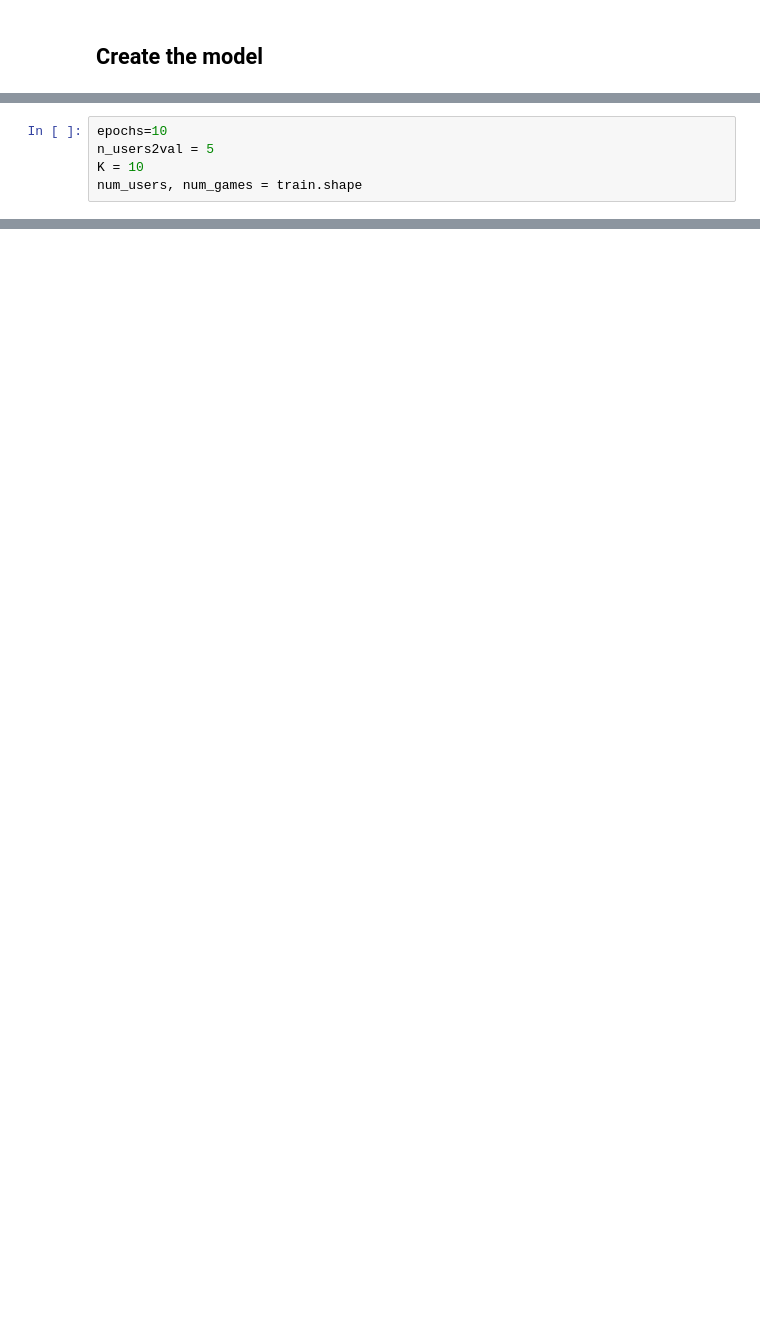
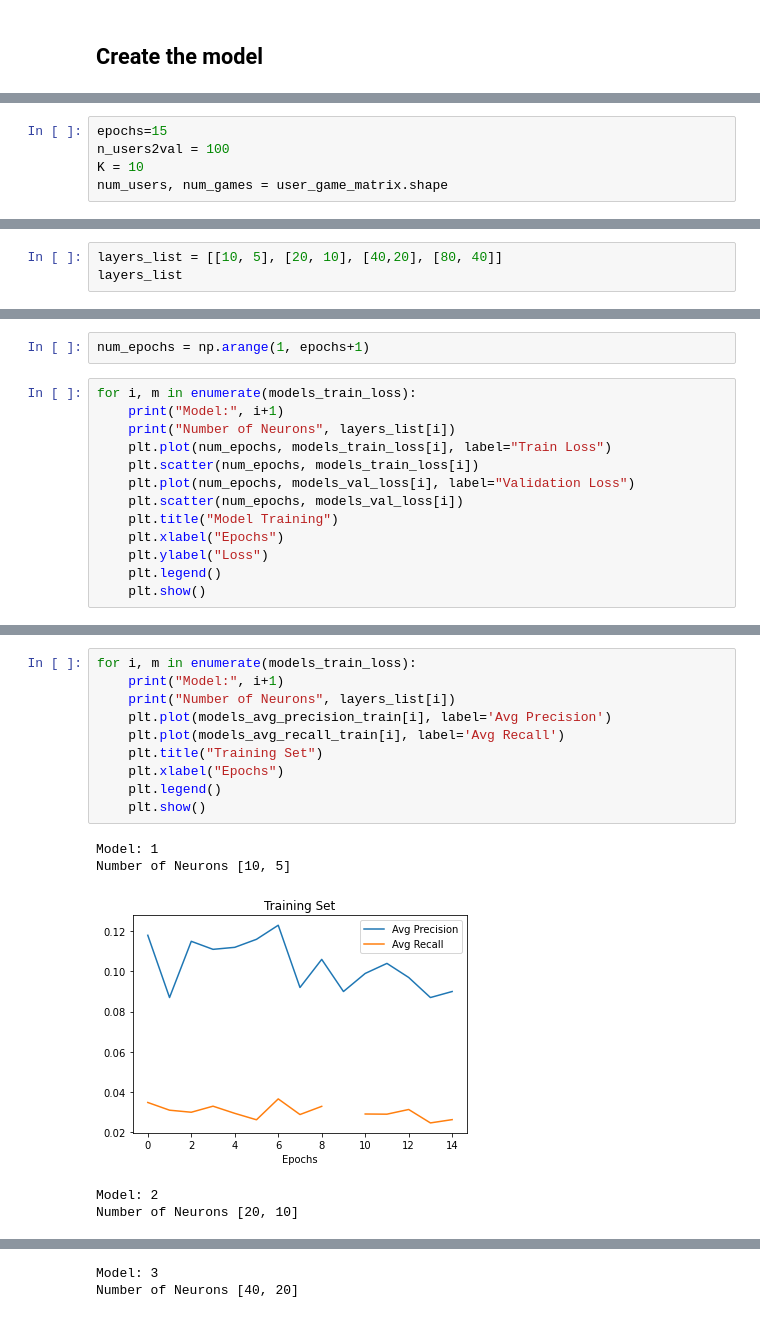
Before and after one commit to Rick0701/Videogames_Reccommendation, a Jupyter notebook: 11.Collaborative_Filtering_Deep_Learning.ipynb, the cells around one changed output, grey strips where cells are left out. Saved outputs shown, nothing was run; the diff lists cells and outputs as text; blank space fills up the shorter version.

```diff
--- a/11.Collaborative_Filtering_Deep_Learning.ipynb
+++ b/11.Collaborative_Filtering_Deep_Learning.ipynb
@@ -140,5 +135,5 @@ model.compile(
 # %%
-epochs=10
-n_users2val = 5
+epochs=15
+n_users2val = 100
 K = 10
-num_users, num_games = train.shape
+num_users, num_games = user_game_matrix.shape
@@ -192,0 +187,3 @@ avg_recal_train = [x[1] for x in avg_precision_train]
+# %%
+layers_list = [[10, 5], [20, 10], [40,20], [80, 40]]
+layers_list
@@ -192,0 +232,15 @@ avg_recal_train = [x[1] for x in avg_precision_train]
+# %%
+num_epochs = np.arange(1, epochs+1)
+# %%
+for i, m in enumerate(models_train_loss):
+    print("Model:", i+1)
+    print("Number of Neurons", layers_list[i])
+    plt.plot(num_epochs, models_train_loss[i], label="Train Loss")
+    plt.scatter(num_epochs, models_train_loss[i])
+    plt.plot(num_epochs, models_val_loss[i], label="Validation Loss")
+    plt.scatter(num_epochs, models_val_loss[i])
+    plt.title("Model Training")
+    plt.xlabel("Epochs")
+    plt.ylabel("Loss")
+    plt.legend()
+    plt.show()
@@ -192,0 +260,16 @@ avg_recal_train = [x[1] for x in avg_precision_train]
+# %%
+for i, m in enumerate(models_train_loss):
+    print("Model:", i+1)
+    print("Number of Neurons", layers_list[i])
+    plt.plot(models_avg_precision_train[i], label='Avg Precision')
+    plt.plot(models_avg_recall_train[i], label='Avg Recall')
+    plt.title("Training Set")
+    plt.xlabel("Epochs")
+    plt.legend()
+    plt.show()
+# %% [output]
+Model: 1
+Number of Neurons [10, 5]
+[figure, added]
+Model: 2
+Number of Neurons [20, 10]
@@ -192,0 +277,2 @@ avg_recal_train = [x[1] for x in avg_precision_train]
+Model: 3
+Number of Neurons [40, 20]
```
Also changed, not shown: parts of 29 cells of this notebook, 11 other files.
